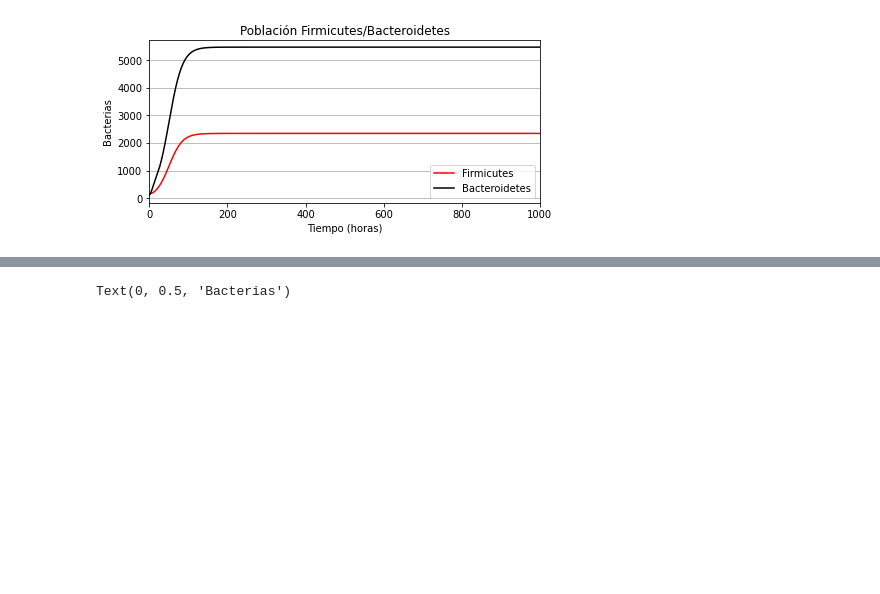
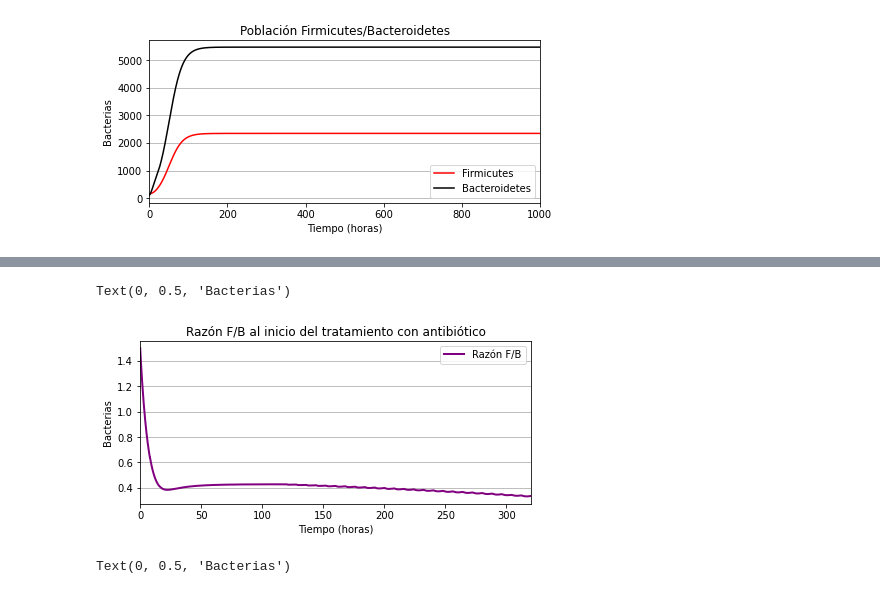
Before and after one commit to SergioPachonDotor/Proyectos_MAIBM, a Jupyter notebook: Proyecto_1/Simulaciones.ipynb, the cells around one changed output, grey strips where cells are left out. Cells and saved outputs as stored; diff of their text form; code cells hidden in the pictures; blank space fills up the shorter version.

```diff
--- a/Proyecto_1/Simulaciones.ipynb
+++ b/Proyecto_1/Simulaciones.ipynb
@@ -140,3 +146,15 @@ Text(0, 0.5, 'Bacterias')
+# %%
+fig, ax = plt.subplots(figsize=(7, 3)) # Best to paper
+plt.plot(t, x/y, color='purple', label='Razón F/B', lw=2)
+plt.legend(loc=1)
+plt.xlim(0, t0*n)
+plt.grid(True, axis='y')
+plt.title('Razón F/B al inicio del tratamiento con antibiótico')
+plt.xlabel('Tiempo (horas)')
+plt.ylabel('Bacterias')
+# %% [output]
+Text(0, 0.5, 'Bacterias')
+[figure, added]
 # %%
 tmax = 100
 dt = 0.1
```
Also changed, not shown: parts of 11 cells of this notebook.
